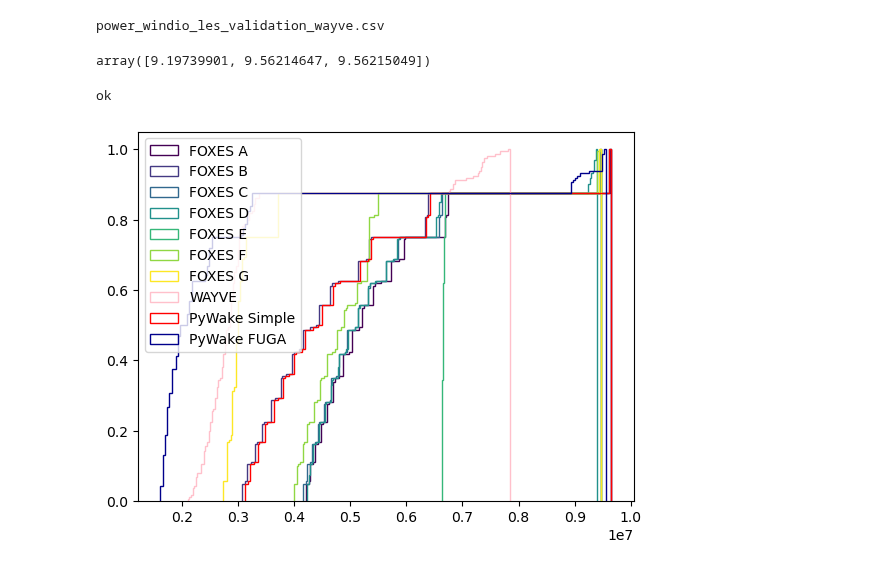
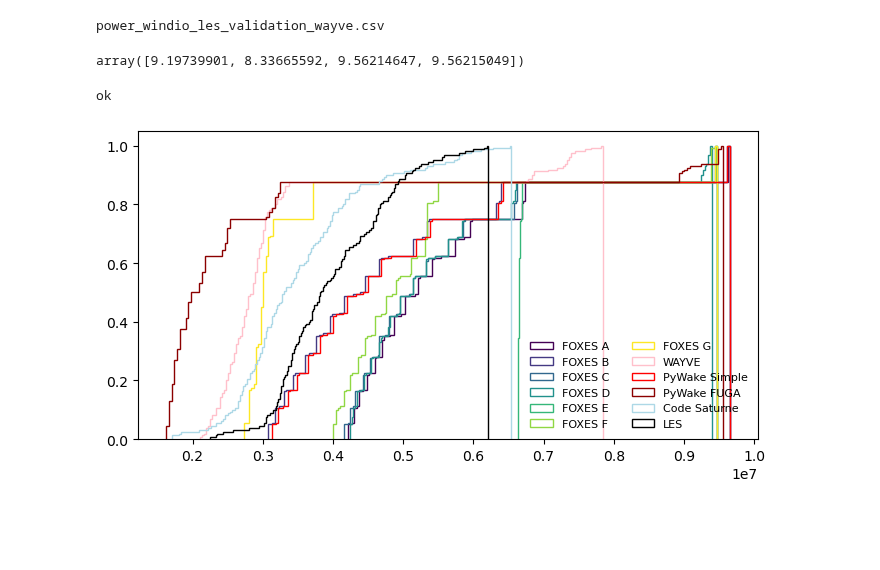
Before and after one commit to bjarketol/WIFA, a Jupyter notebook: vnv/uq_validation/validation_predictions/compare_predictions.ipynb, the cells around one changed output. Saved outputs shown, nothing was run; the diff lists cells and outputs as text; code cells hidden in the pictures; blank space fills up the shorter version.

Commit message:
updating with saturne and LES

```diff
--- a/vnv/uq_validation/validation_predictions/compare_predictions.ipynb
+++ b/vnv/uq_validation/validation_predictions/compare_predictions.ipynb
@@ -36,22 +43,27 @@ code_saturne_rho = pd.read_csv('code_saturne/Density_validation_code_saturne.csv
 #rho_to_use = 1.225
 #code_saturne_dat.values[:,1:] = rho_to_use*code_saturne_dat.values[:,1:]/code_saturne_rho.values[:,1:]
 # %%
-np.array([wayve_dat.iloc[0].values[1:].max(), code_satue_dat.iloc[0].values[1:].max(), 1e3 * foxes_pred[0].isel(state=0).P.values.max(),  pywake_no_blockage.isel(time=0).Power.values.max()]) / 1e6
+np.array([wayve_dat.iloc[0].values[1:].max(), code_saturne_dat.iloc[0].values[1:].max(), 1e3 * foxes_pred[0].isel(state=0).P.values.max(),  pywake_no_blockage.isel(time=0).Power.values.max()]) / 1e6
 # %% [output]
-array([9.19739901, 9.56214647, 9.56215049])
+array([9.19739901, 8.33665592, 9.56214647, 9.56215049])
 # %%
 case_num = 3
+les_dat = pd.read_csv('LES/power_windio_les_validation.csv')
 # %%
+plt.subplots(figsize=(8, 4))
+
 foxes_colors = plt.cm.viridis(np.linspace(0, 1, len(letters)))
-pywake_colors = ['red', 'darkblue']
+pywake_colors = ['red', 'darkred']
 
 for ll in range(len(letters)):
     plt.hist(foxes_pred[ll].isel(state=case_num).P * 1e3, 200, density=True, cumulative=True, histtype='step', edgecolor=foxes_colors[ll], label='FOXES %s' % letters[ll])
 plt.hist(wayve_dat.iloc[case_num].values[1:], 200, cumulative=True, density=True, histtype='step', edgecolor='pink', label='WAYVE')
 plt.hist(pywake_no_blockage.isel(time=case_num).Power, 200, density=True, cumulative=True, histtype='step', edgecolor=pywake_colors[0], label='PyWake Simple')
 plt.hist(pywake_blockage.isel(time=case_num).Power, 200, density=True, cumulative=True, histtype='step', edgecolor=pywake_colors[1], label='PyWake FUGA')
-plt.legend()
+plt.hist(code_saturne_dat.iloc[case_num].values[1:], 200, density=True, cumulative=True, histtype='step', edgecolor='lightblue', label='Code Saturne')
+plt.hist(les_dat.iloc[case_num].values[1:], 200, cumulative=True, density=True, histtype='step', edgecolor='k', label='LES')
+plt.legend(ncol=2, prop={'size': 8}, loc='lower right')
 print('ok')
 # %% [output]
 ok
-[figure, old version]
+[figure, new version]
```
Also changed, not shown: parts of 1 cell of this notebook.
